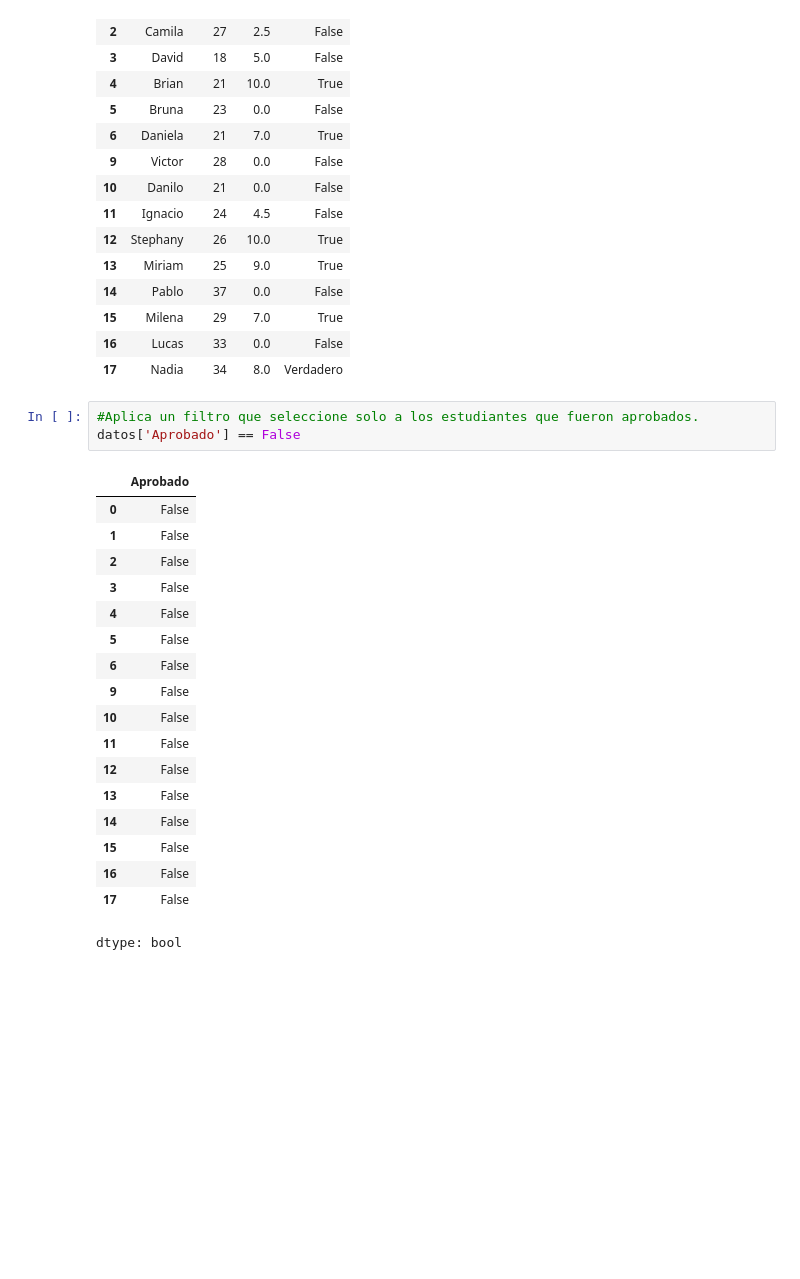
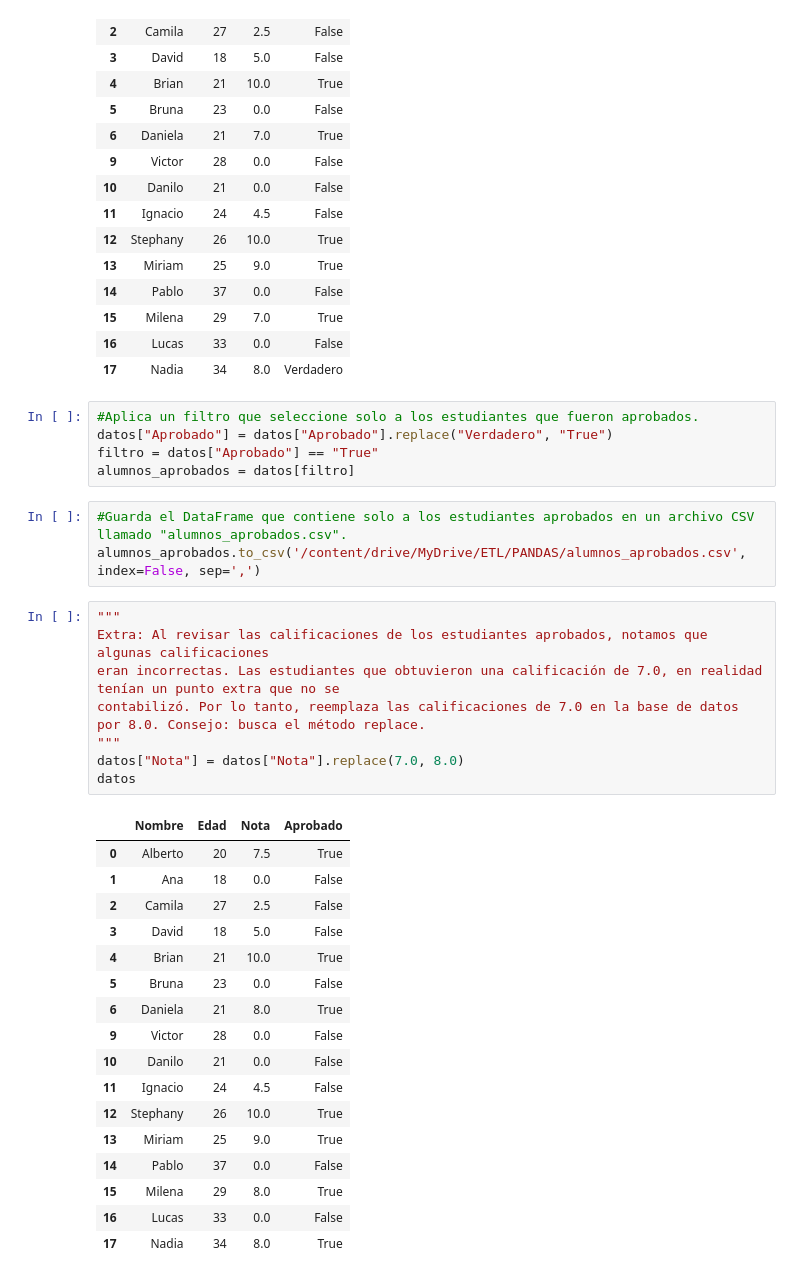
Before and after one commit to AndresCMontejo/Analisis_Inmuebles_CDMX, a Jupyter notebook: Analisis_extra.ipynb, the cells around one changed output. Saved outputs shown, nothing was run; the diff lists cells and outputs as text; blank space fills up the shorter version.

```diff
--- a/Analisis_extra.ipynb
+++ b/Analisis_extra.ipynb
@@ -152,23 +152,35 @@ datos
 | 17 | Nadia | 34 | 8.0 | Verdadero |
 # %%
 #Aplica un filtro que seleccione solo a los estudiantes que fueron aprobados.
-datos['Aprobado'] == False
+datos["Aprobado"] = datos["Aprobado"].replace("Verdadero", "True")
+filtro = datos["Aprobado"] == "True"
+alumnos_aprobados = datos[filtro]
-# %% [output]
-|  | Aprobado |
-| 0 | False |
-| 1 | False |
-| 2 | False |
-| 3 | False |
-| 4 | False |
-| 5 | False |
-| 6 | False |
-| 9 | False |
-| 10 | False |
-| 11 | False |
-| 12 | False |
-| 13 | False |
-| 14 | False |
-| 15 | False |
-| 16 | False |
-| 17 | False |
-dtype: bool
+# %%
+#Guarda el DataFrame que contiene solo a los estudiantes aprobados en un archivo CSV llamado "alumnos_aprobados.csv".
+alumnos_aprobados.to_csv('/content/drive/MyDrive/ETL/PANDAS/alumnos_aprobados.csv', index=False, sep=',')
+# %%
+"""
+Extra: Al revisar las calificaciones de los estudiantes aprobados, notamos que algunas calificaciones
+eran incorrectas. Las estudiantes que obtuvieron una calificación de 7.0, en realidad tenían un punto extra que no se
+contabilizó. Por lo tanto, reemplaza las calificaciones de 7.0 en la base de datos por 8.0. Consejo: busca el método replace.
+"""
+datos["Nota"] = datos["Nota"].replace(7.0, 8.0)
+datos
+# %% [output]
+|  | Nombre | Edad | Nota | Aprobado |
+| 0 | Alberto | 20 | 7.5 | True |
+| 1 | Ana | 18 | 0.0 | False |
+| 2 | Camila | 27 | 2.5 | False |
+| 3 | David | 18 | 5.0 | False |
+| 4 | Brian | 21 | 10.0 | True |
+| 5 | Bruna | 23 | 0.0 | False |
+| 6 | Daniela | 21 | 8.0 | True |
+| 9 | Victor | 28 | 0.0 | False |
+| 10 | Danilo | 21 | 0.0 | False |
+| 11 | Ignacio | 24 | 4.5 | False |
+| 12 | Stephany | 26 | 10.0 | True |
+| 13 | Miriam | 25 | 9.0 | True |
+| 14 | Pablo | 37 | 0.0 | False |
+| 15 | Milena | 29 | 8.0 | True |
+| 16 | Lucas | 33 | 0.0 | False |
+| 17 | Nadia | 34 | 8.0 | True |
```
